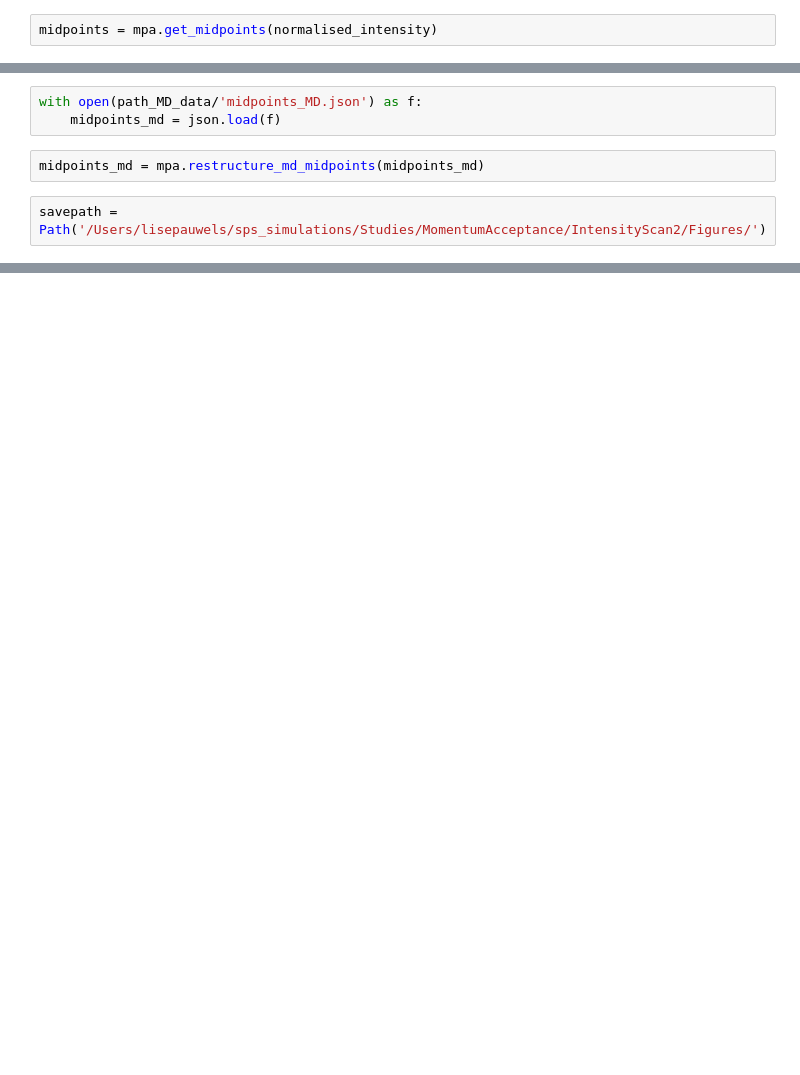
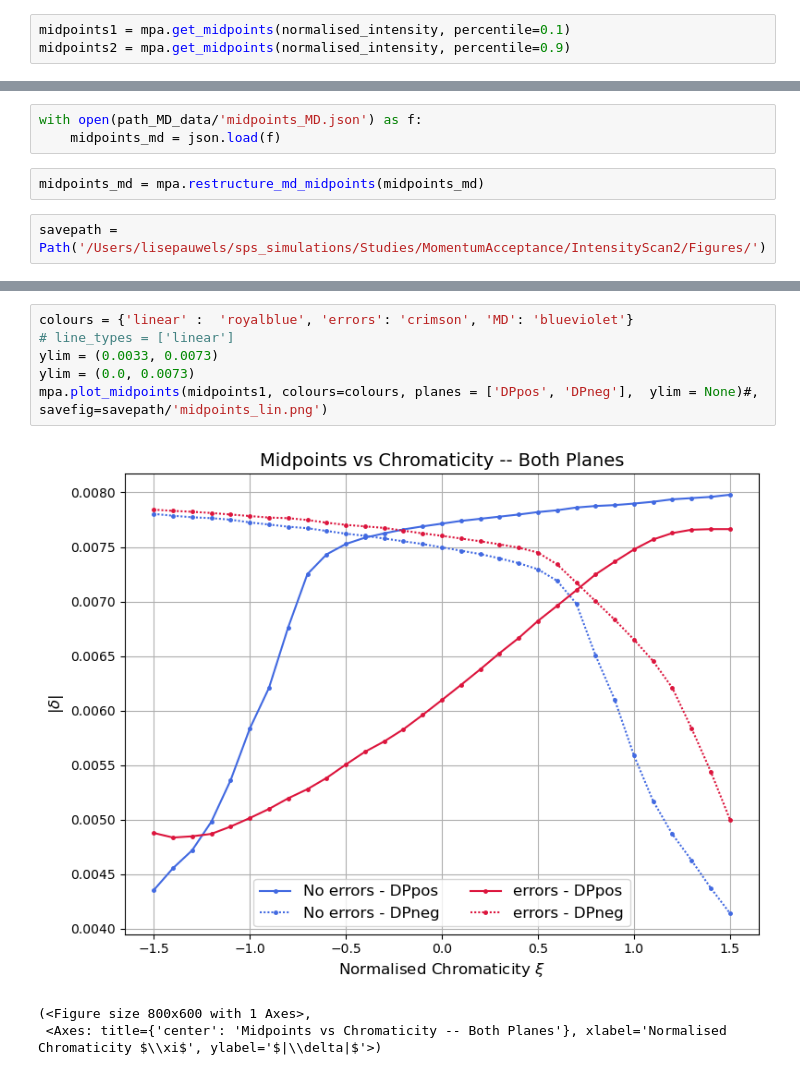
Before and after one commit to lisepauwels/sps_simulations, a Jupyter notebook: Studies/MomentumAcceptance/HelperFunctions/test.ipynb, the cells around one changed output, grey strips where cells are left out. Drawn from its saved outputs; the diff is of its cells as text; blank space fills up the shorter version.

```diff
--- a/Studies/MomentumAcceptance/HelperFunctions/test.ipynb
+++ b/Studies/MomentumAcceptance/HelperFunctions/test.ipynb
@@ -65,4 +65,5 @@ for line_type in ['linear', 'errors']:
 
             normalised_intensity[line_type][chroma][plane] = {'deltas': deltas, 'values': 1 - np.cumsum(counts) / num_particles}
 # %%
-midpoints = mpa.get_midpoints(normalised_intensity)
+midpoints1 = mpa.get_midpoints(normalised_intensity, percentile=0.1)
+midpoints2 = mpa.get_midpoints(normalised_intensity, percentile=0.9)
@@ -95,3 +98,13 @@ mpa.plot_midpoints(midpoints, midpoints_md, colours=colours, planes = ['DPpos',
+# %%
+colours = {'linear' :  'royalblue', 'errors': 'crimson', 'MD': 'blueviolet'}
+# line_types = ['linear']
+ylim = (0.0033, 0.0073)
+ylim = (0.0, 0.0073)
+mpa.plot_midpoints(midpoints1, colours=colours, planes = ['DPpos', 'DPneg'],  ylim = None)#, savefig=savepath/'midpoints_lin.png')
+# %% [output]
+[figure, added]
+(<Figure size 800x600 with 1 Axes>,
+ <Axes: title={'center': 'Midpoints vs Chromaticity -- Both Planes'}, xlabel='Normalised Chromaticity $\\xi$', ylabel='$|\\delta|$'>)
 # %%
 colours = {'linear' :  'royalblue', 'errors': 'crimson', 'MD': 'blueviolet'}
 line_types = ['linear', 'errors']
```
Also changed, not shown: parts of 8 cells of this notebook, 7 other files.
